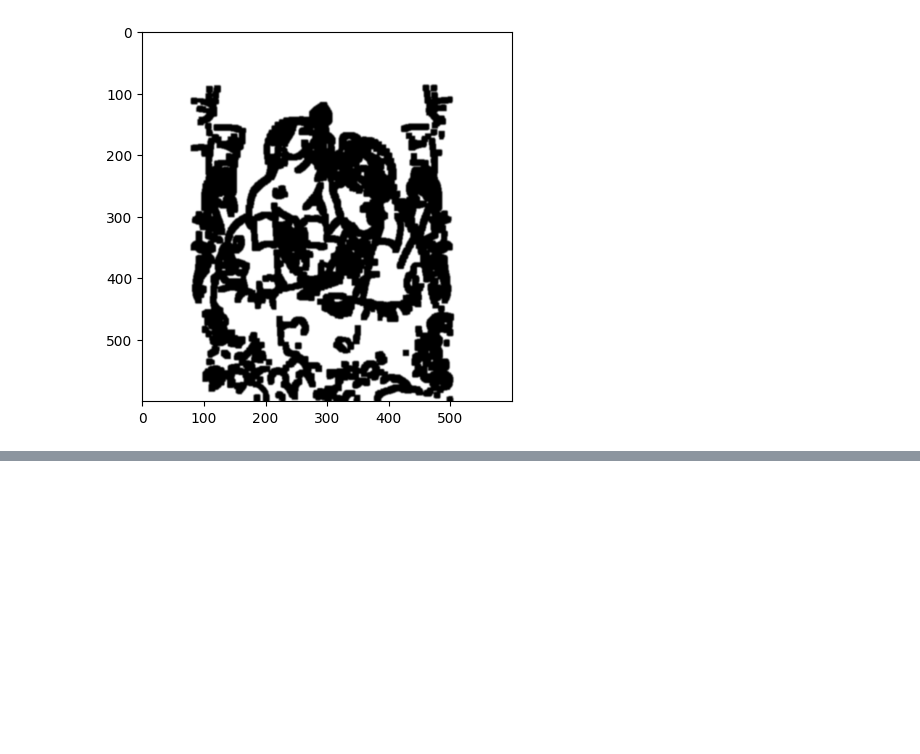
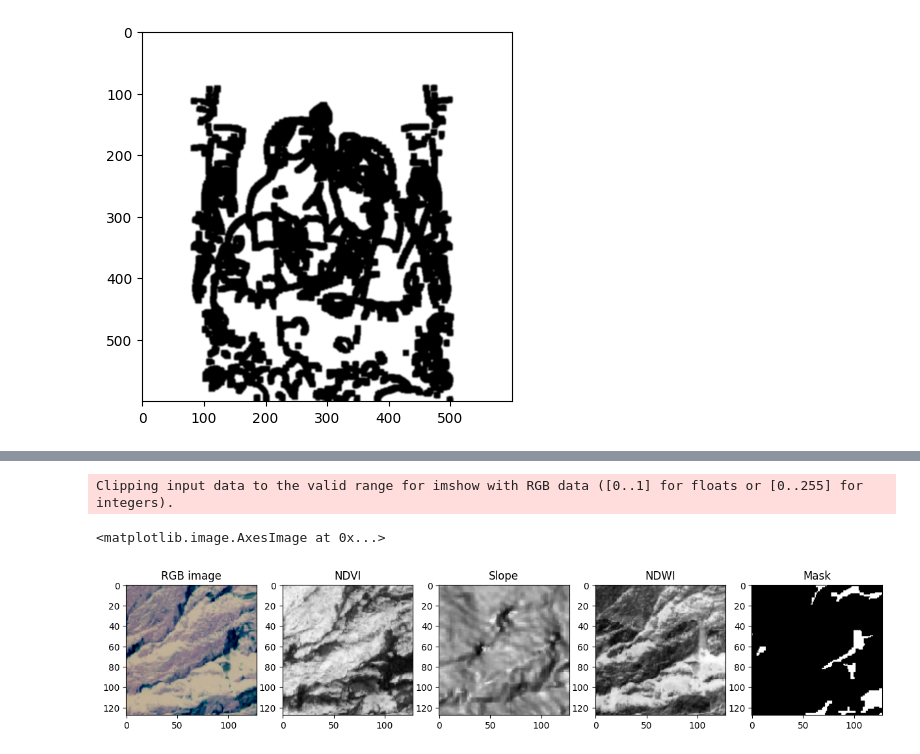
Before and after one commit to Mafaz03/PixSketch2Pix, a Jupyter notebook: dataset.ipynb, the cells around one changed output, grey strips where cells are left out. Saved outputs shown, nothing was run; the diff lists cells and outputs as text; code cells hidden in the pictures; blank space fills up the shorter version.

```diff
--- a/dataset.ipynb
+++ b/dataset.ipynb
@@ -103,0 +179,12 @@ plt.imshow(image_to_line_art(target), cmap="gray")
+# %%
+import glob
+
+path_single = r"image_dataset/landslide/TrainData/image_10.h5"
+path_single_mask = r'image_dataset/landslide/TrainData/mask/mask_1.h5'
+TRAIN_PATH = r"image_dataset/landslide/TrainData/img/*.h5"
+TRAIN_MASK = r'image_dataset/landslide/TrainData/mask/*.h5'
+
+TRAIN_XX = np.zeros((3799, 128, 128, 7))
+TRAIN_YY = np.zeros((3799, 128, 128, 1))
+all_train = sorted(glob.glob(TRAIN_PATH))
+all_mask = sorted(glob.glob(TRAIN_MASK))
@@ -103,0 +229,21 @@ plt.imshow(image_to_line_art(target), cmap="gray")
+# %%
+img=234
+fig,(ax1,ax2, ax3, ax4, ax5)= plt.subplots(1,5,figsize=(15,10))
+
+
+ax1.set_title("RGB image")
+ax2.set_title("NDVI")
+ax3.set_title("Slope")
+ax4.set_title("Elevation")
+ax4.set_title("NDWI")
+ax5.set_title("Mask")
+ax1.imshow(TRAIN_XX[img, :, :, 0:3])
+ax2.imshow(TRAIN_XX[img, :, :, 3], cmap="gray")
+ax3.imshow(TRAIN_XX[img, :, :, 4], cmap="gray")
+ax4.imshow(TRAIN_XX[img, :, :, 5], cmap="gray")
+ax4.imshow(TRAIN_XX[img, :, :, 6], cmap="gray")
+ax5.imshow(TRAIN_YY[img, :, :, 0], cmap="gray")
+# %% [output]
+Clipping input data to the valid range for imshow with RGB data ([0..1] for floats or [0..255] for integers).
+<matplotlib.image.AxesImage at 0x...>
+[figure, added]
```
Also changed, not shown: parts of 5 cells of this notebook, 2 other files.
